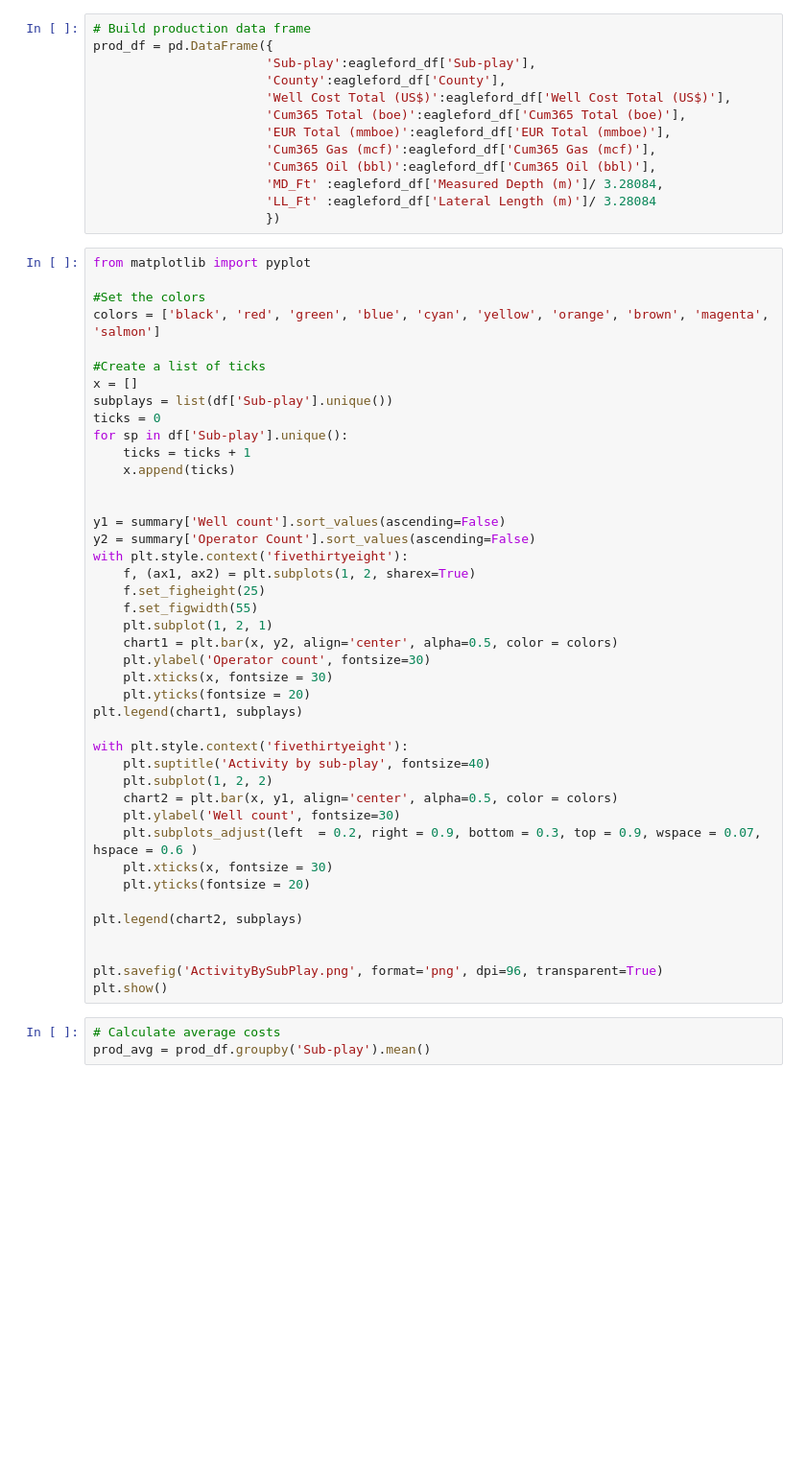
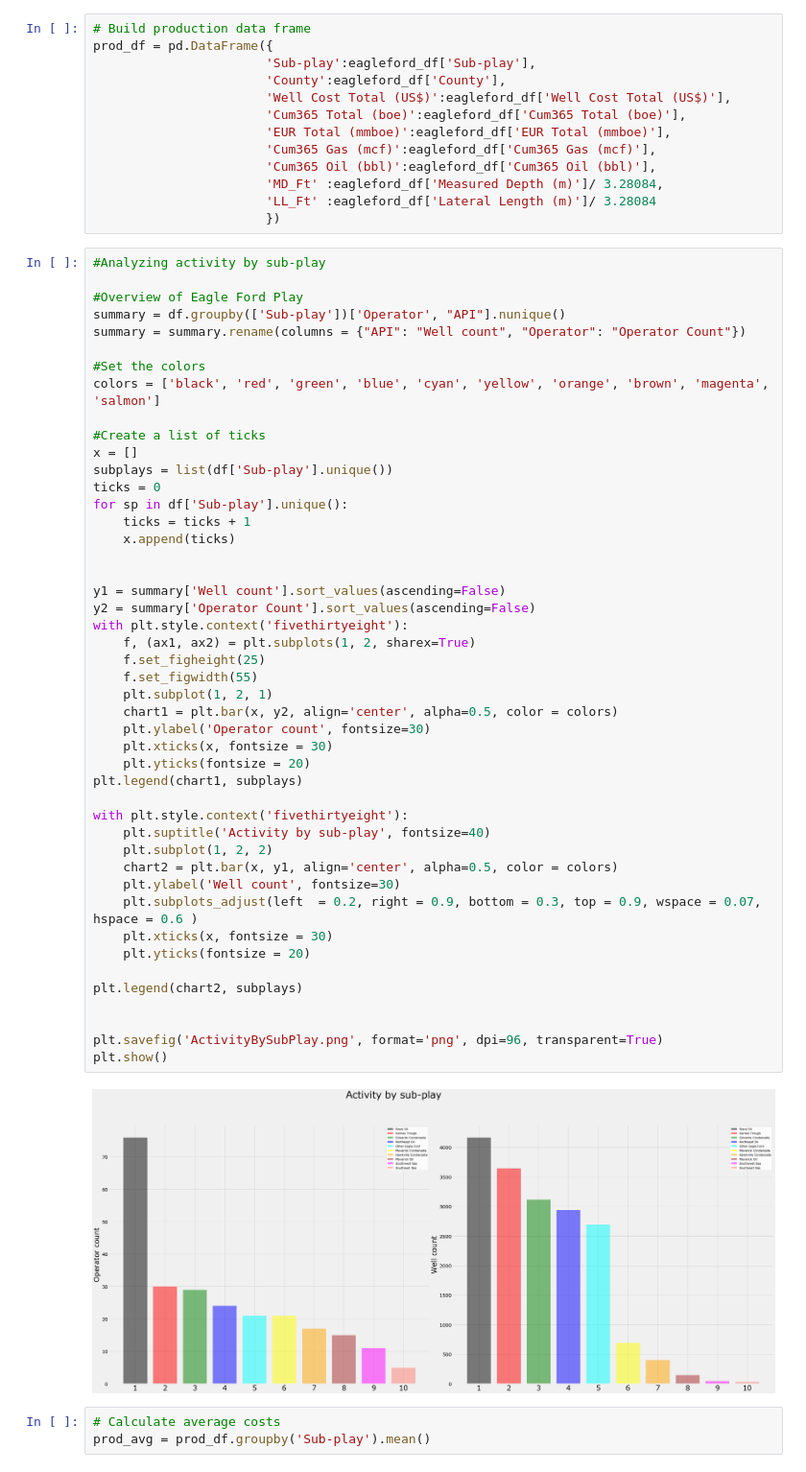
Before and after one commit to DaryaRudych/EagleFord-Oil-Project, a Jupyter notebook: Master.ipynb, the cells around one changed output. Shown at 96% size. Saved outputs shown, nothing was run; the diff lists cells and outputs as text; blank space fills up the shorter version.

```diff
--- a/Master.ipynb
+++ b/Master.ipynb
@@ -373,7 +373,11 @@ prod_df = pd.DataFrame({
                        'LL_Ft' :eagleford_df['Lateral Length (m)']/ 3.28084
                        })
 # %%
-from matplotlib import pyplot
+#Analyzing activity by sub-play
+
+#Overview of Eagle Ford Play
+summary = df.groupby(['Sub-play'])['Operator', "API"].nunique()
+summary = summary.rename(columns = {"API": "Well count", "Operator": "Operator Count"})
 
 #Set the colors
 colors = ['black', 'red', 'green', 'blue', 'cyan', 'yellow', 'orange', 'brown', 'magenta', 'salmon']
@@ -387,33 +391,35 @@ for sp in df['Sub-play'].unique():
     x.append(ticks)
 
 
 y1 = summary['Well count'].sort_values(ascending=False)
 y2 = summary['Operator Count'].sort_values(ascending=False)
 with plt.style.context('fivethirtyeight'):
     f, (ax1, ax2) = plt.subplots(1, 2, sharex=True)
     f.set_figheight(25)
     f.set_figwidth(55)
     plt.subplot(1, 2, 1)
     chart1 = plt.bar(x, y2, align='center', alpha=0.5, color = colors)
     plt.ylabel('Operator count', fontsize=30)
     plt.xticks(x, fontsize = 30)
     plt.yticks(fontsize = 20)
 plt.legend(chart1, subplays)
 
 with plt.style.context('fivethirtyeight'):
     plt.suptitle('Activity by sub-play', fontsize=40)
     plt.subplot(1, 2, 2)
     chart2 = plt.bar(x, y1, align='center', alpha=0.5, color = colors)
     plt.ylabel('Well count', fontsize=30)
     plt.subplots_adjust(left  = 0.2, right = 0.9, bottom = 0.3, top = 0.9, wspace = 0.07, hspace = 0.6 )
     plt.xticks(x, fontsize = 30)
     plt.yticks(fontsize = 20)
 
 plt.legend(chart2, subplays)
 
 
 plt.savefig('ActivityBySubPlay.png', format='png', dpi=96, transparent=True)
 plt.show()
+# %% [output]
+[figure, added]
 # %%
 # Calculate average costs
 prod_avg = prod_df.groupby('Sub-play').mean()
```
Also changed, not shown: parts of 1 cell of this notebook.
